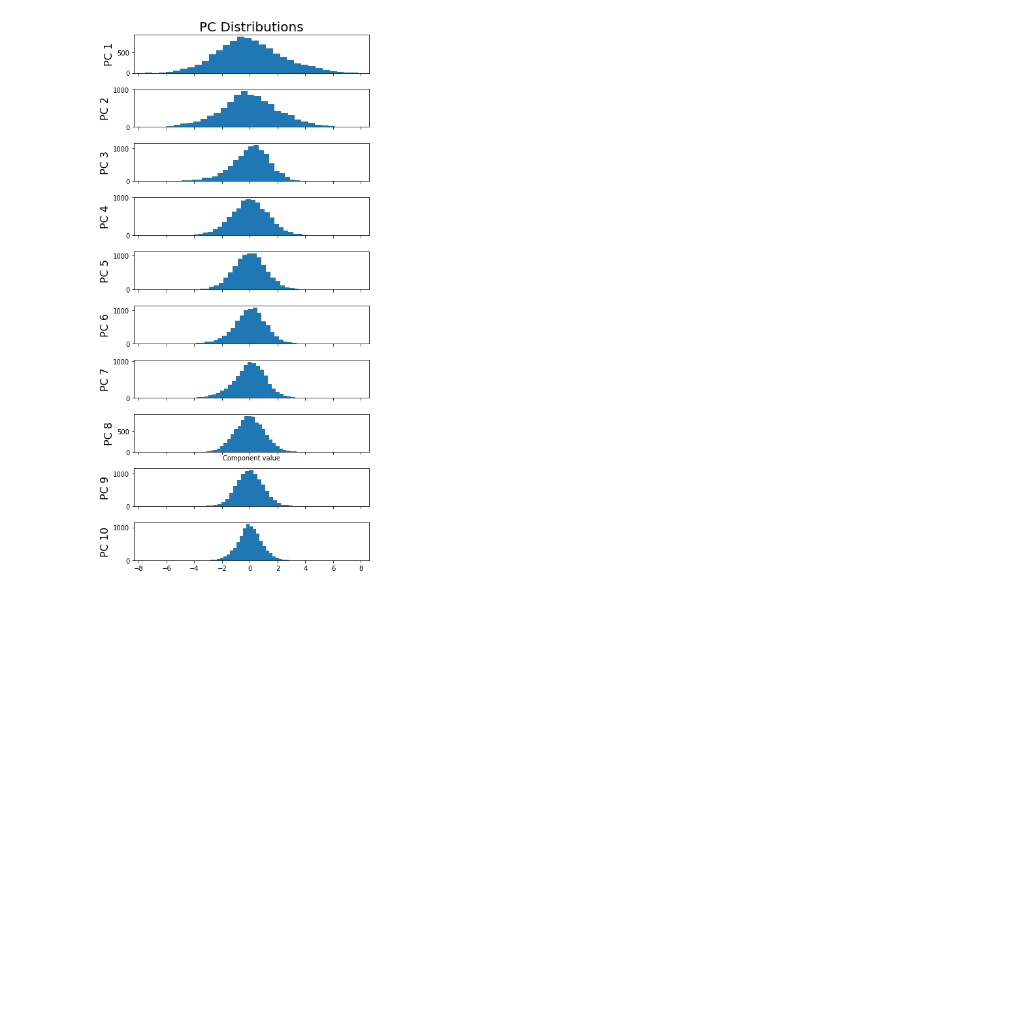
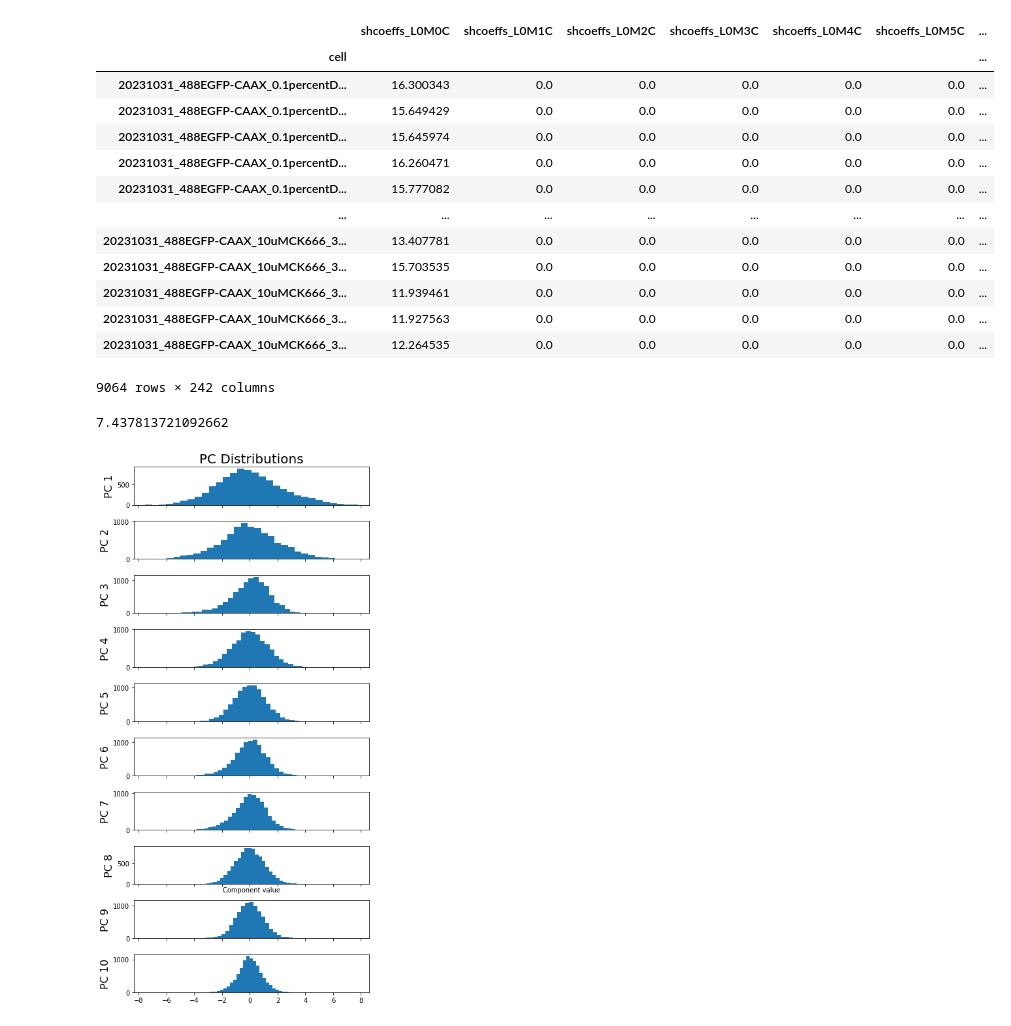
Before and after one commit to looneytunes2/NeutrophilShapeAnalysis, a Jupyter notebook: Notebooks/TrackMate_Confocal_Tracking_ParaNitroBlebbistatin.ipynb, the cells around one changed output. Drawn from its saved outputs; the diff is of its cells as text; code cells hidden in the pictures; blank space fills up the shorter version.

```diff
--- a/Notebooks/TrackMate_Confocal_Tracking_ParaNitroBlebbistatin.ipynb
+++ b/Notebooks/TrackMate_Confocal_Tracking_ParaNitroBlebbistatin.ipynb
@@ -697,3 +761,63 @@ Name: Cell_Volume, Length: 250, dtype: float64
+# %%
+######### Perform PCA and divide cells into shape space bins ################
+
+#import stuff and define functions
+from typing import Dict, List, Optional, Union
+from pathlib import Path
+from sklearn.decomposition import IncrementalPCA, PCA
+from CustomFunctions import shapePCAtools
+import math
+from vtk.util import numpy_support
+import vtk
+from aicsshparam import shtools
+import pickle as pk
+
+folder_fl = 'D:/Aaron/Data/CK666/'
+data_fl = folder_fl + 'Data_and_Figs/'
+
+
+#specify number of PCs and number of bins
+npcs = 10
+nbins = 5
+bins = list(range(1,nbins+1))
+lmax = 10
+
+#open full dataframe
+df = pd.read_csv(data_fl + 'Shape_Metrics_outliersremoved.csv', index_col='cell')
+
+
+#exclude cells with centroids outside the mesh
+excludes = pd.read_csv(data_fl + 'ListToExclude.csv', index_col=0)
+exlist = [i.replace('_segmented.tiff', '') for i in excludes.iloc[:,0].to_list()]
+df = df.loc[[x for x in df.index if x not in exlist]]
+coeff_df = df[[x for x in df.columns.to_list() if 'shcoeffs' in x]]
+
+
+
+# Fit and transform the data
+pca = PCA(n_components=npcs)
+pca = pca.fit(coeff_df)
+matrix_of_features_transform = pca.transform(coeff_df)
+coeff_df
+# %% [output]
+|  | shcoeffs_L0M0C | shcoeffs_L0M1C | shcoeffs_L0M2C | shcoeffs_L0M3C | shcoeffs_L0M4C | shcoeffs_L0M5C | ... |
+| cell |  |  |  |  |  |  | ... |
+| 20231031_488EGFP-CAAX_0.1percentD... | 16.300343 | 0.0 | 0.0 | 0.0 | 0.0 | 0.0 | ... |
+| 20231031_488EGFP-CAAX_0.1percentD... | 15.649429 | 0.0 | 0.0 | 0.0 | 0.0 | 0.0 | ... |
+| 20231031_488EGFP-CAAX_0.1percentD... | 15.645974 | 0.0 | 0.0 | 0.0 | 0.0 | 0.0 | ... |
+| 20231031_488EGFP-CAAX_0.1percentD... | 16.260471 | 0.0 | 0.0 | 0.0 | 0.0 | 0.0 | ... |
+| 20231031_488EGFP-CAAX_0.1percentD... | 15.777082 | 0.0 | 0.0 | 0.0 | 0.0 | 0.0 | ... |
+| ... | ... | ... | ... | ... | ... | ... | ... |
+| 20231031_488EGFP-CAAX_10uMCK666_3... | 13.407781 | 0.0 | 0.0 | 0.0 | 0.0 | 0.0 | ... |
+| 20231031_488EGFP-CAAX_10uMCK666_3... | 15.703535 | 0.0 | 0.0 | 0.0 | 0.0 | 0.0 | ... |
+| 20231031_488EGFP-CAAX_10uMCK666_3... | 11.939461 | 0.0 | 0.0 | 0.0 | 0.0 | 0.0 | ... |
+| 20231031_488EGFP-CAAX_10uMCK666_3... | 11.927563 | 0.0 | 0.0 | 0.0 | 0.0 | 0.0 | ... |
+| 20231031_488EGFP-CAAX_10uMCK666_3... | 12.264535 | 0.0 | 0.0 | 0.0 | 0.0 | 0.0 | ... |
+9064 rows × 242 columns
+# %%
+matrix_of_features_transform[:,1].max()
+# %% [output]
+7.437813721092662
 # %%
 ######### Perform PCA and divide cells into shape space bins ################
 
```
Also changed, not shown: parts of 7 cells of this notebook, 20 other files.
